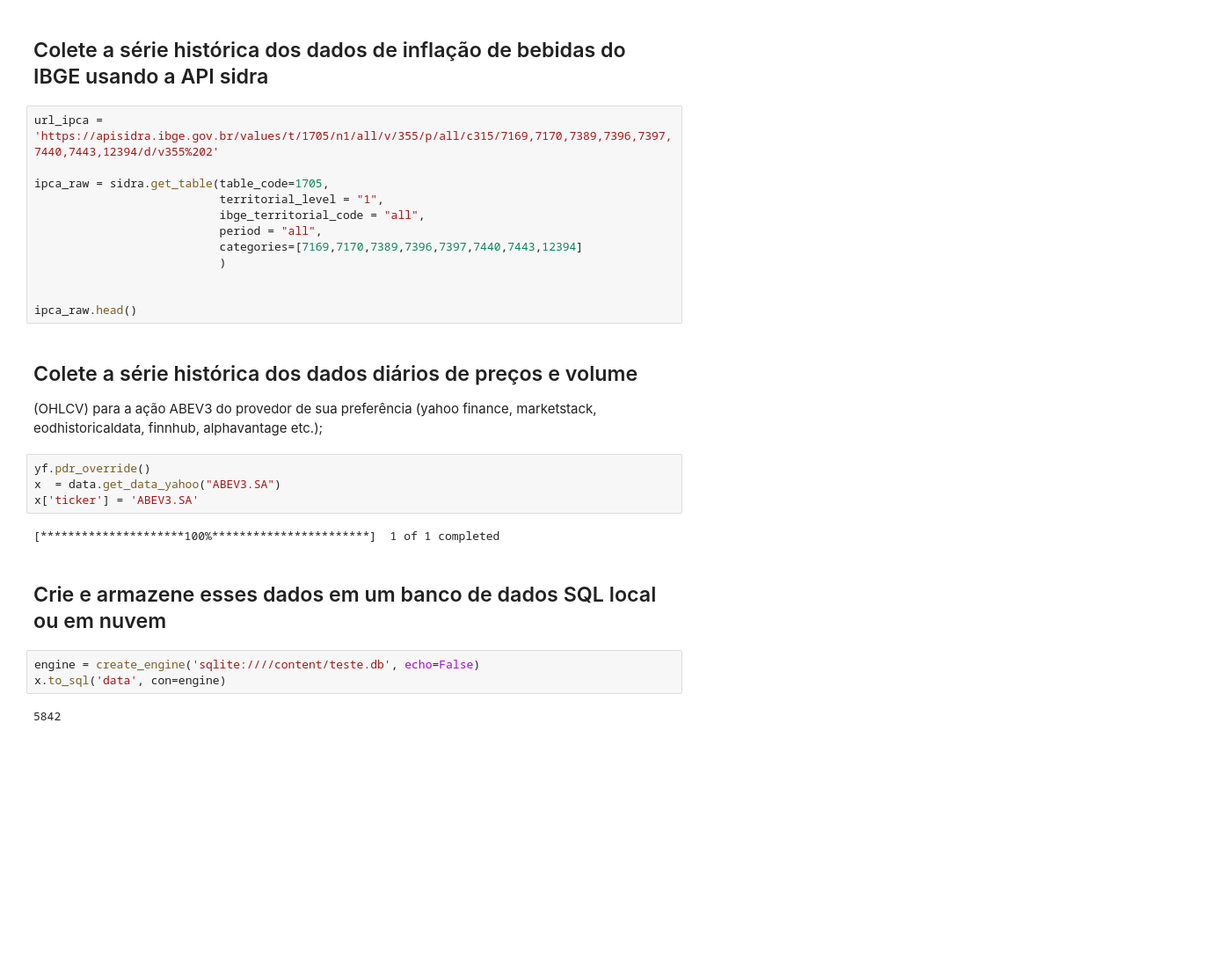
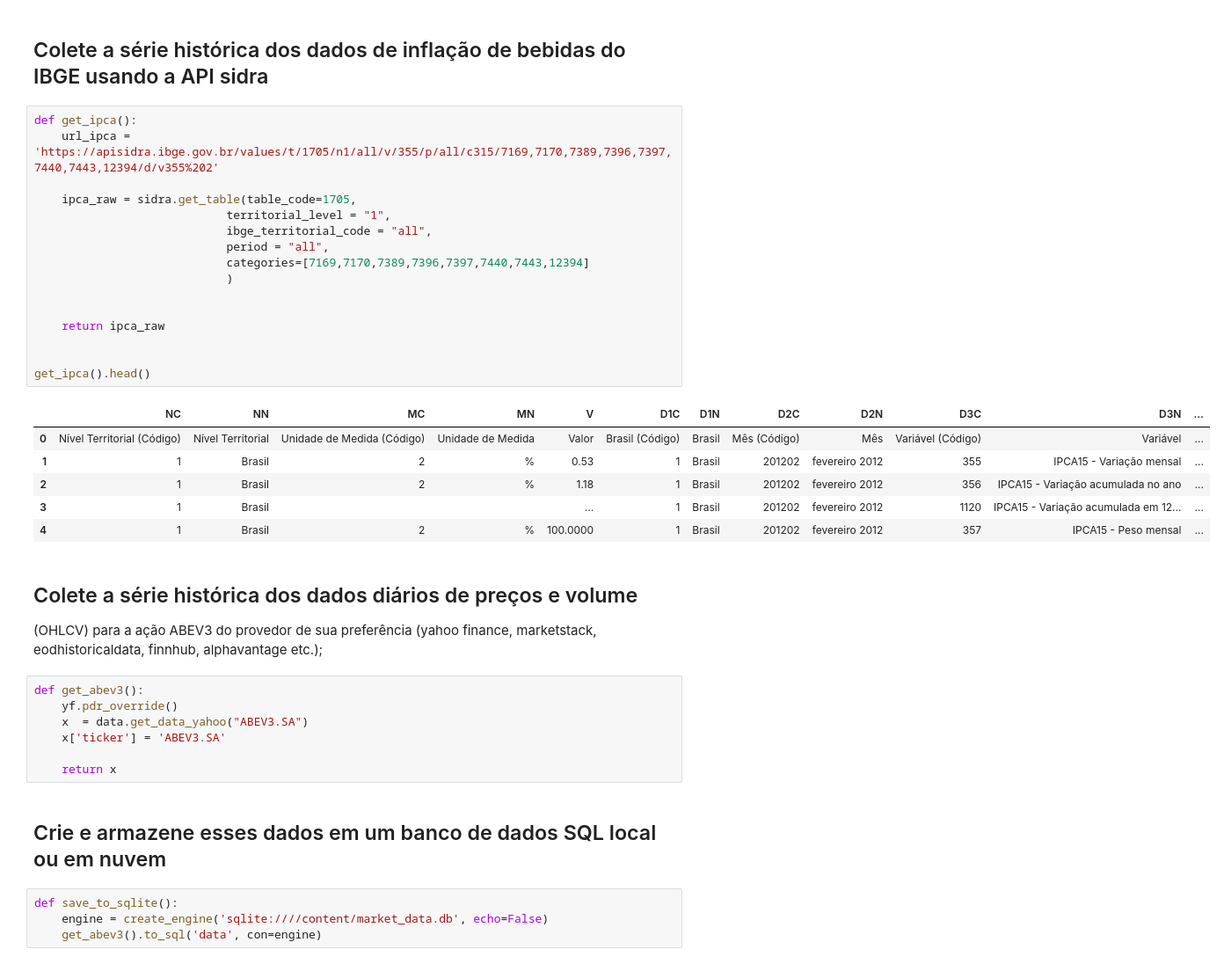
Before and after one commit to macintoxic/BootCampRendaVariavel, a Jupyter notebook: trabalho_pratico_2/trabalho_pratico_2.ipynb, the cells around one changed output. Shown at 88% size. Cells and saved outputs as stored; diff of their text form; blank space fills up the shorter version.

```diff
--- a/trabalho_pratico_2/trabalho_pratico_2.ipynb
+++ b/trabalho_pratico_2/trabalho_pratico_2.ipynb
@@ -19,32 +36,43 @@ from sqlalchemy import create_engine
 # %% [markdown]
 ## Colete a série histórica dos dados de inflação de bebidas do IBGE usando a API sidra
 # %%
-url_ipca = 'https://apisidra.ibge.gov.br/values/t/1705/n1/all/v/355/p/all/c315/7169,7170,7389,7396,7397,7440,7443,12394/d/v355%202'
+def get_ipca():
+    url_ipca = 'https://apisidra.ibge.gov.br/values/t/1705/n1/all/v/355/p/all/c315/7169,7170,7389,7396,7397,7440,7443,12394/d/v355%202'
 
-ipca_raw = sidra.get_table(table_code=1705,
-                           territorial_level = "1",
-                           ibge_territorial_code = "all",
-                           period = "all",
-                           categories=[7169,7170,7389,7396,7397,7440,7443,12394]
-                           )
+    ipca_raw = sidra.get_table(table_code=1705,
+                            territorial_level = "1",
+                            ibge_territorial_code = "all",
+                            period = "all",
+                            categories=[7169,7170,7389,7396,7397,7440,7443,12394]
+                            )
 
 
-ipca_raw.head()
+    return ipca_raw
+
+
+get_ipca().head()
+# %% [output]
+|  | NC | NN | MC | MN | V | D1C | D1N | D2C | D2N | D3C | D3N | ... |
+| 0 | Nível Territorial (Código) | Nível Territorial | Unidade de Medida (Código) | Unidade de Medida | Valor | Brasil (Código) | Brasil | Mês (Código) | Mês | Variável (Código) | Variável | ... |
+| 1 | 1 | Brasil | 2 | % | 0.53 | 1 | Brasil | 201202 | fevereiro 2012 | 355 | IPCA15 - Variação mensal | ... |
+| 2 | 1 | Brasil | 2 | % | 1.18 | 1 | Brasil | 201202 | fevereiro 2012 | 356 | IPCA15 - Variação acumulada no ano | ... |
+| 3 | 1 | Brasil |  |  | ... | 1 | Brasil | 201202 | fevereiro 2012 | 1120 | IPCA15 - Variação acumulada em 12... | ... |
+| 4 | 1 | Brasil | 2 | % | 100.0000 | 1 | Brasil | 201202 | fevereiro 2012 | 357 | IPCA15 - Peso mensal | ... |
 # %% [markdown]
 ## Colete a série histórica dos dados diários de preços e volume
 (OHLCV) para a ação ABEV3 do provedor de sua preferência (yahoo
 finance, marketstack, eodhistoricaldata, finnhub, alphavantage
 etc.);
 # %%
-yf.pdr_override()
-x  = data.get_data_yahoo("ABEV3.SA")
-x['ticker'] = 'ABEV3.SA'
+def get_abev3():
+    yf.pdr_override()
+    x  = data.get_data_yahoo("ABEV3.SA")
+    x['ticker'] = 'ABEV3.SA'
+
+    return x
-# %% [output]
-[*********************100%***********************]  1 of 1 completed
 # %% [markdown]
 ## Crie e armazene esses dados em um banco de dados SQL local ou em nuvem
 # %%
-engine = create_engine('sqlite:////content/teste.db', echo=False)
-x.to_sql('data', con=engine)
+def save_to_sqlite():
+    engine = create_engine('sqlite:////content/market_data.db', echo=False)
+    get_abev3().to_sql('data', con=engine)
-# %% [output]
-5842
```
Also changed, not shown: parts of 13 cells of this notebook.
